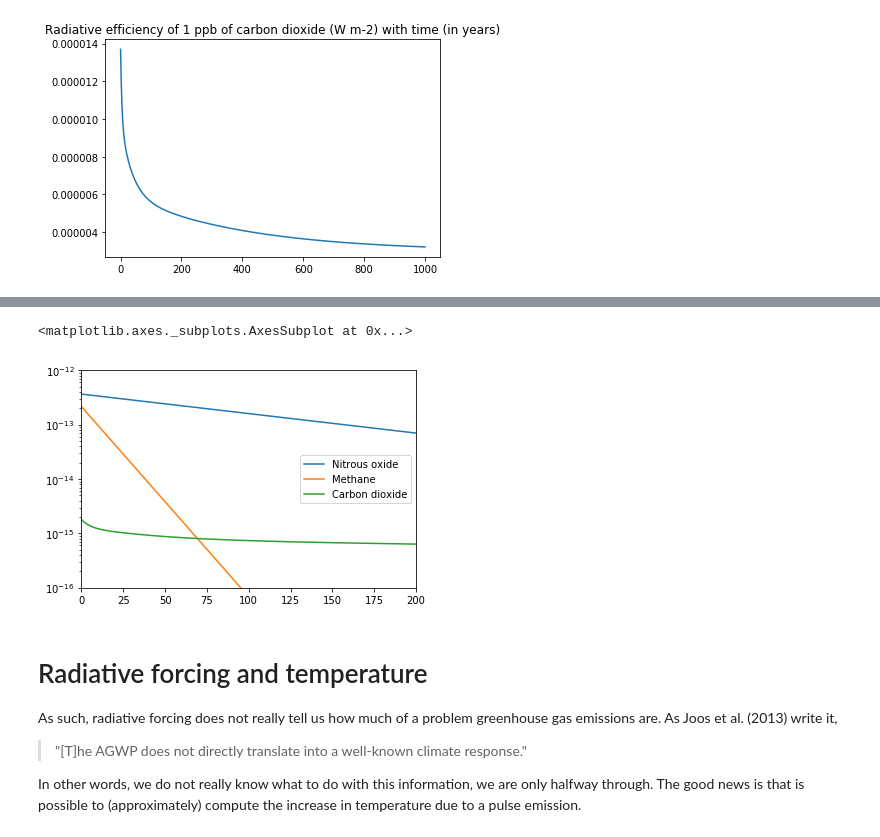
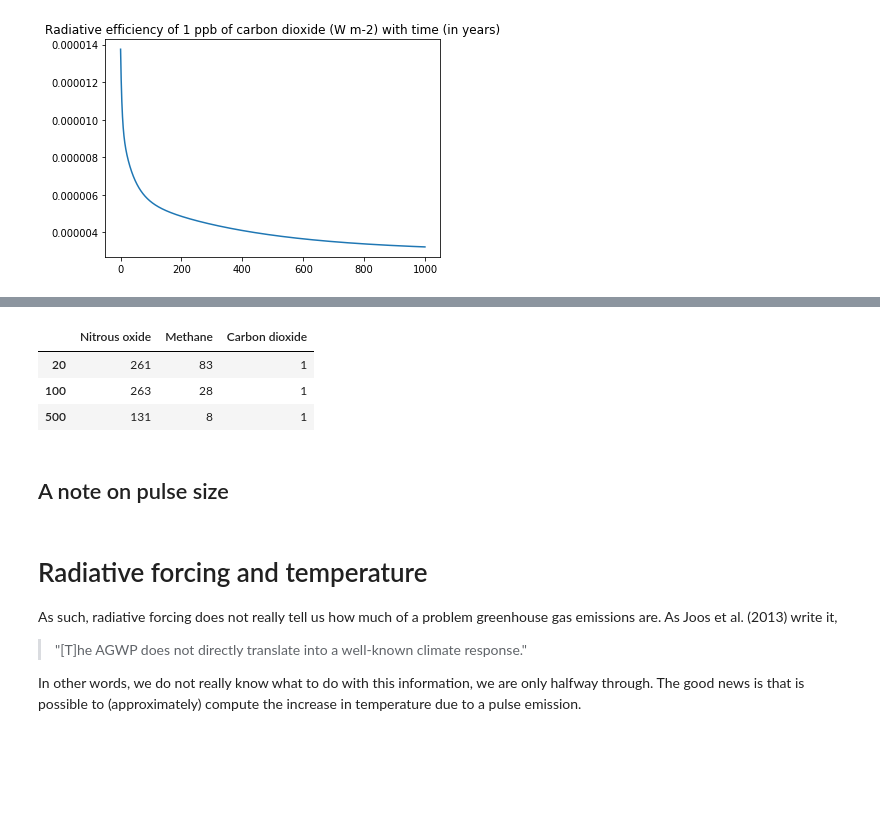
Before and after one commit to thomasgibon/radiativeforcing, a Jupyter notebook: Climate change and radiative forcing.ipynb, the cells around one changed output, grey strips where cells are left out. Drawn from its saved outputs; the diff is of its cells as text; code cells hidden in the pictures; blank space fills up the shorter version.

```diff
--- a/Climate change and radiative forcing.ipynb
+++ b/Climate change and radiative forcing.ipynb
@@ -192,8 +178,12 @@ Name: Methane, Length: 10001, dtype: float64
-# %%
-IRF_kg[substances].plot(logy=True, ylim=[1e-16,1e-12], xlim=[0,200])
-# %% [output]
-<matplotlib.axes._subplots.AxesSubplot at 0x...>
-[figure, removed]
+# %%
+GWP.loc[[20,100,500],substances].applymap(int)
+# %% [output]
+|  | Nitrous oxide | Methane | Carbon dioxide |
+| 20 | 261 | 83 | 1 |
+| 100 | 263 | 28 | 1 |
+| 500 | 131 | 8 | 1 |
+# %% [markdown]
+## A note on pulse size
 # %% [markdown]
 # Radiative forcing and temperature
 As such, radiative forcing does not really tell us how much of a problem greenhouse gas emissions are. As Joos et al. (2013) write it,
```
Also changed, not shown: parts of 4 cells of this notebook, 7 other files.
